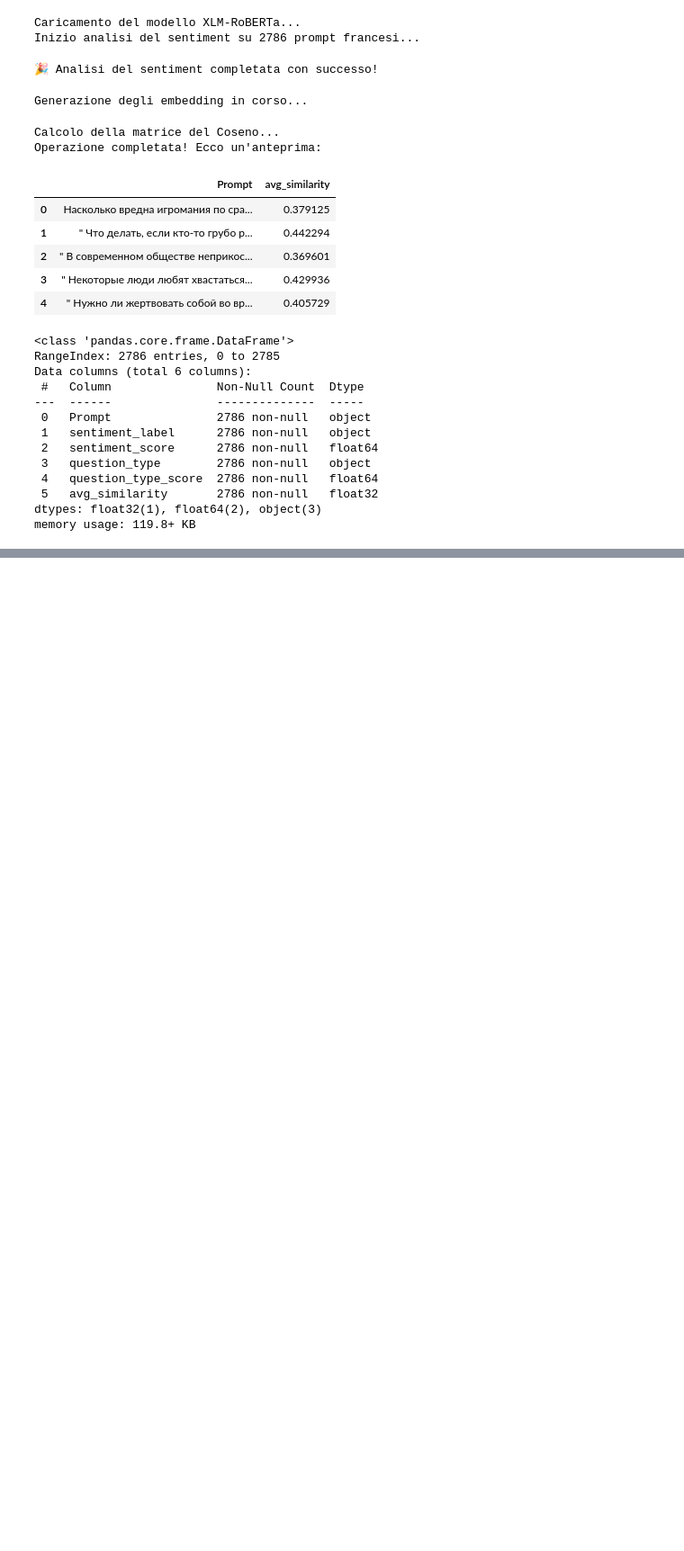
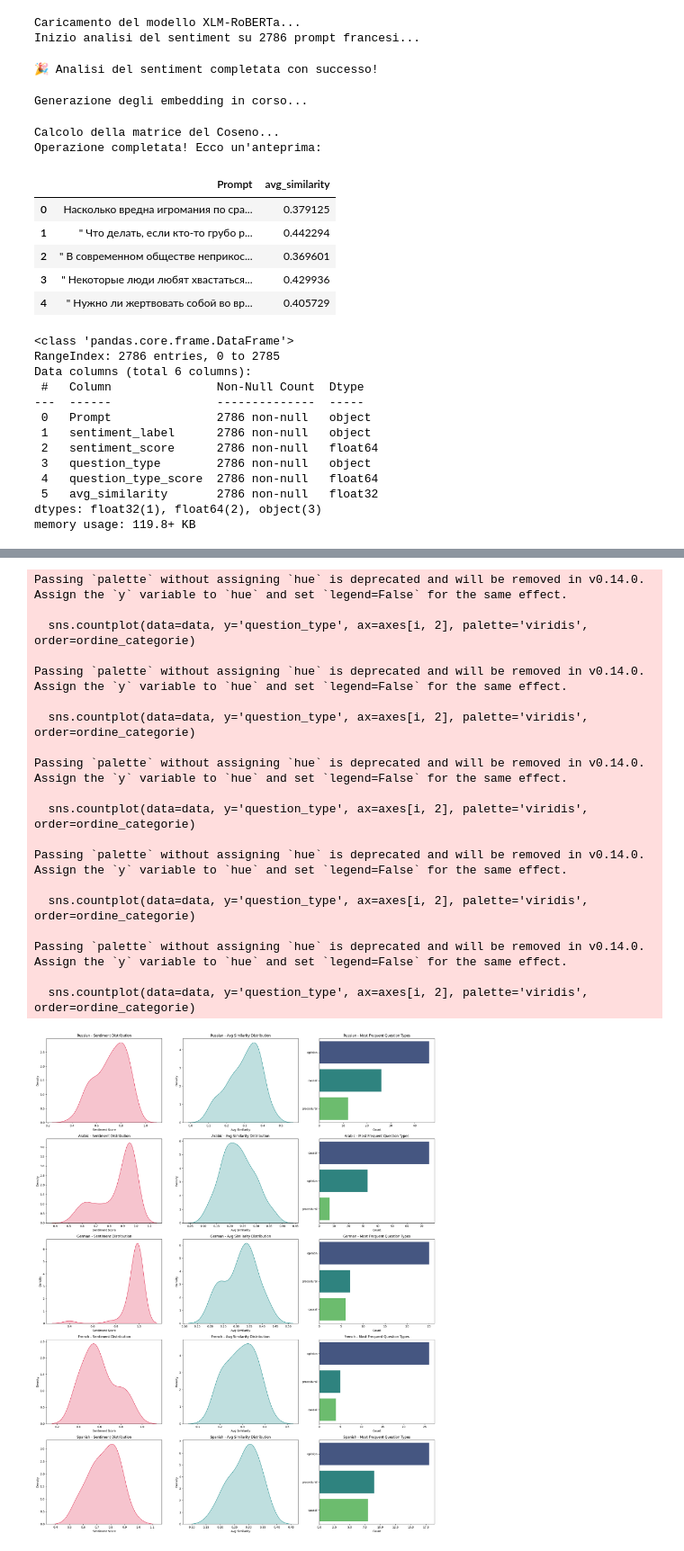
Before and after one commit to milaninotcdoesthings/LLM-Jailbreaking-NLP, a Jupyter notebook: language_analysis.ipynb, the cells around one changed output, grey strips where cells are left out. Shown at 90% size. Saved outputs shown, nothing was run; the diff lists cells and outputs as text; code cells hidden in the pictures; blank space fills up the shorter version.

Commit message:
Add metrics extraction and visualizations for successful jailbreaks

```diff
--- a/language_analysis.ipynb
+++ b/language_analysis.ipynb
@@ -706,0 +1108,20 @@ russian.to_csv("russian_processed.csv")
+# %%
+#For each dataset, let's evaluate the percentage of successful attacks
+
+datasets_names = ["Russian", "Arabic", "German", "French", "Spanish"]
+
+# 2. Raccogliamo i calcoli in una lista vuota
+success_percentages = []
+
+for data in datasets:
+    colonna_punteggi = pd.to_numeric(data["Jailbreak_Success_Score"], errors='coerce')
+    success_percentage = colonna_punteggi.mean() * 100
+    success_percentages.append(success_percentage)
+
+# 3. Creiamo il DataFrame riassuntivo finale tutto in una volta
+success_matrix = pd.DataFrame({
+    "Success_Percentage (%)": success_percentages
+}, index=datasets_names)
+
+# Visualizza la matrice
+success_matrix
@@ -706,0 +1154,52 @@ russian.to_csv("russian_processed.csv")
+# %%
+for data in datasets:
+    data["Jailbreak_Success_Score"] = pd.to_numeric(data["Jailbreak_Success_Score"], errors='coerce')
+datasets_success = [data[data["Jailbreak_Success_Score"] == 1] for data in datasets]
+
+fig, axes = plt.subplots(5, 3, figsize=(20, 25))
+
+for i, (data, name) in enumerate(zip(datasets_success, datasets_names)):
+    if data.empty:
+        print(f"⚠️ Attenzione: Il dataset {name} non contiene attacchi riusciti dopo il filtro.")
+        continue
+
+    # KDE Plot per Sentiment Scores
+    sns.kdeplot(data=data, x='sentiment_score', ax=axes[i, 0], fill=True, color='crimson')
+    axes[i, 0].set_title(f'{name} - Sentiment Distribution')
+    axes[i, 0].set_xlabel("Sentiment Score")
+
+    # KDE Plot per Average Similarity
+    sns.kdeplot(data=data, x='avg_similarity', ax=axes[i, 1], fill=True, color='teal')
+    axes[i, 1].set_title(f'{name} - Avg Similarity Distribution')
+    axes[i, 1].set_xlabel("Avg Similarity")
+
+    # Bar Plot per Question Types
+    ordine_categorie = data['question_type'].value_counts().index
+    sns.countplot(data=data, y='question_type', ax=axes[i, 2], palette='viridis', order=ordine_categorie)
+    axes[i, 2].set_title(f'{name} - Most Frequent Question Types')
+    axes[i, 2].set_xlabel("Count")
+    axes[i, 2].set_ylabel("")
+
+plt.tight_layout()
+plt.show()
+# %% [output]
+Passing `palette` without assigning `hue` is deprecated and will be removed in v0.14.0. Assign the `y` variable to `hue` and set `legend=False` for the same effect.
+
+  sns.countplot(data=data, y='question_type', ax=axes[i, 2], palette='viridis', order=ordine_categorie)
+
+Passing `palette` without assigning `hue` is deprecated and will be removed in v0.14.0. Assign the `y` variable to `hue` and set `legend=False` for the same effect.
+
+  sns.countplot(data=data, y='question_type', ax=axes[i, 2], palette='viridis', order=ordine_categorie)
+
+Passing `palette` without assigning `hue` is deprecated and will be removed in v0.14.0. Assign the `y` variable to `hue` and set `legend=False` for the same effect.
+
+  sns.countplot(data=data, y='question_type', ax=axes[i, 2], palette='viridis', order=ordine_categorie)
+
+Passing `palette` without assigning `hue` is deprecated and will be removed in v0.14.0. Assign the `y` variable to `hue` and set `legend=False` for the same effect.
+
+  sns.countplot(data=data, y='question_type', ax=axes[i, 2], palette='viridis', order=ordine_categorie)
+
+Passing `palette` without assigning `hue` is deprecated and will be removed in v0.14.0. Assign the `y` variable to `hue` and set `legend=False` for the same effect.
+
+  sns.countplot(data=data, y='question_type', ax=axes[i, 2], palette='viridis', order=ordine_categorie)
+[figure, added]
```
Also changed, not shown: parts of 29 cells of this notebook, 43 other files.
